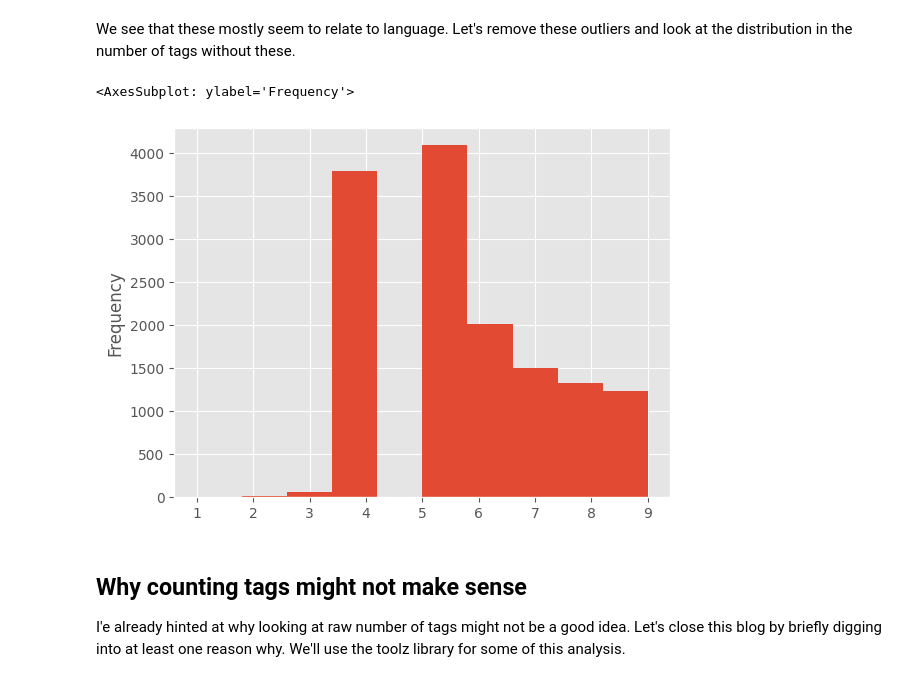
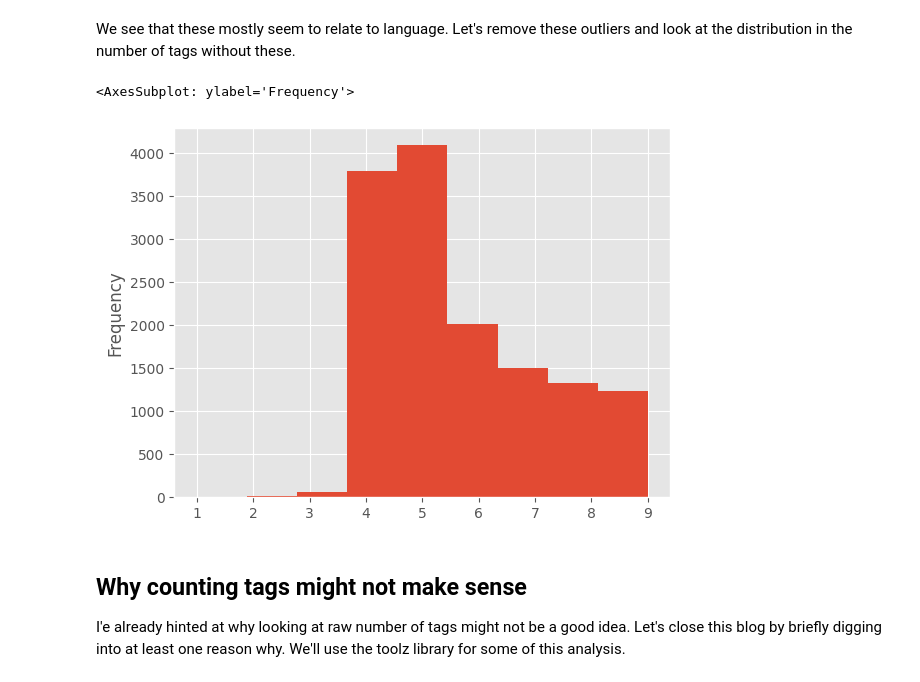
Before and after one commit to davanstrien/blog, a Jupyter notebook: _notebooks/2023_01_16_hub_api_explore.ipynb, the cells around one changed output. Cells and saved outputs as stored; diff of their text form; code cells hidden in the pictures.

```diff
--- a/_notebooks/2023_01_16_hub_api_explore.ipynb
+++ b/_notebooks/2023_01_16_hub_api_explore.ipynb
@@ -410,12 +410,12 @@ We see that these mostly seem to relate to language. Let's remove these outliers
 # %%
 text_classification_df_no_outliers = text_classification_df[
     text_classification_df["number_of_tags"]
     <= text_classification_df["number_of_tags"].quantile(0.95)
 ]
-text_classification_df_no_outliers["number_of_tags"].plot.hist(bins=10)
+text_classification_df_no_outliers["number_of_tags"].plot.hist(bins=9)
 # %% [output]
 <AxesSubplot: ylabel='Frequency'>
-[figure, old version]
+[figure, new version]
 # %% [markdown]
 ## Why counting tags might not make sense
 I'e already hinted at why looking at raw number of tags might not be a good idea. Let's close this blog by briefly digging into at least one reason why. We'll use the toolz library for some of this analysis.
```
Also changed, not shown: parts of 1 cell of this notebook.
